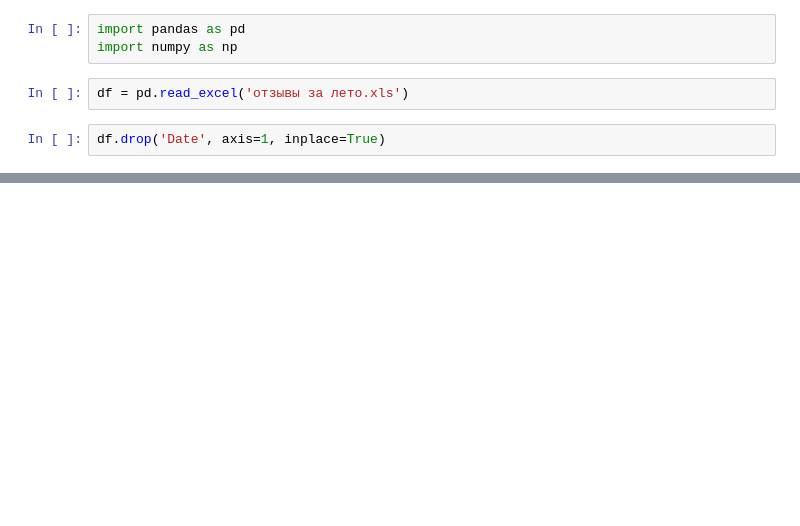
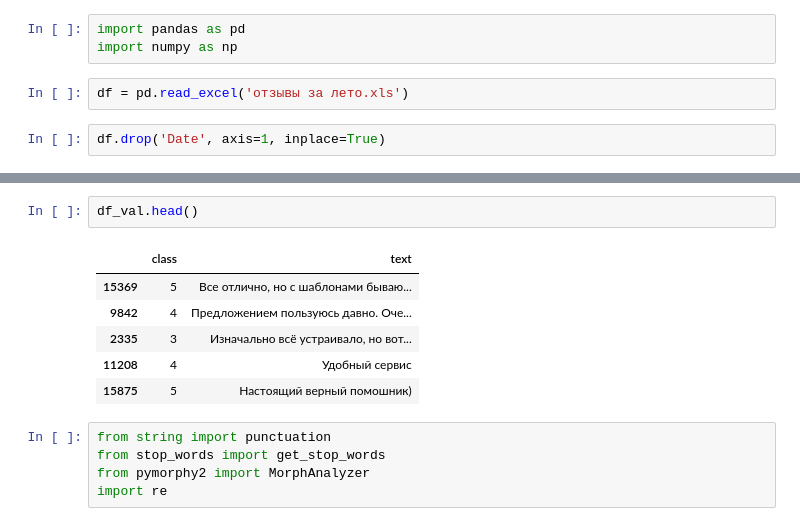
Before and after one commit to zaldeg/2021_06_28_Introduction_to_Natural_language_Processing, a Jupyter notebook: lesson7_dz/hw_7.ipynb, the cells around one changed output, grey strips where cells are left out. Cells and saved outputs as stored; diff of their text form; blank space fills up the shorter version.

```diff
--- a/lesson7_dz/hw_7.ipynb
+++ b/lesson7_dz/hw_7.ipynb
@@ -23,0 +51,14 @@ df
+# %%
+df_val.head()
+# %% [output]
+|  | class | text |
+| 15369 | 5 | Все отлично, но с шаблонами бываю... |
+| 9842 | 4 | Предложением пользуюсь давно. Оче... |
+| 2335 | 3 | Изначально всё устраивало, но вот... |
+| 11208 | 4 | Удобный сервис |
+| 15875 | 5 | Настоящий верный помошник) |
+# %%
+from string import punctuation
+from stop_words import get_stop_words
+from pymorphy2 import MorphAnalyzer
+import re
```
Also changed, not shown: parts of 39 cells of this notebook.
